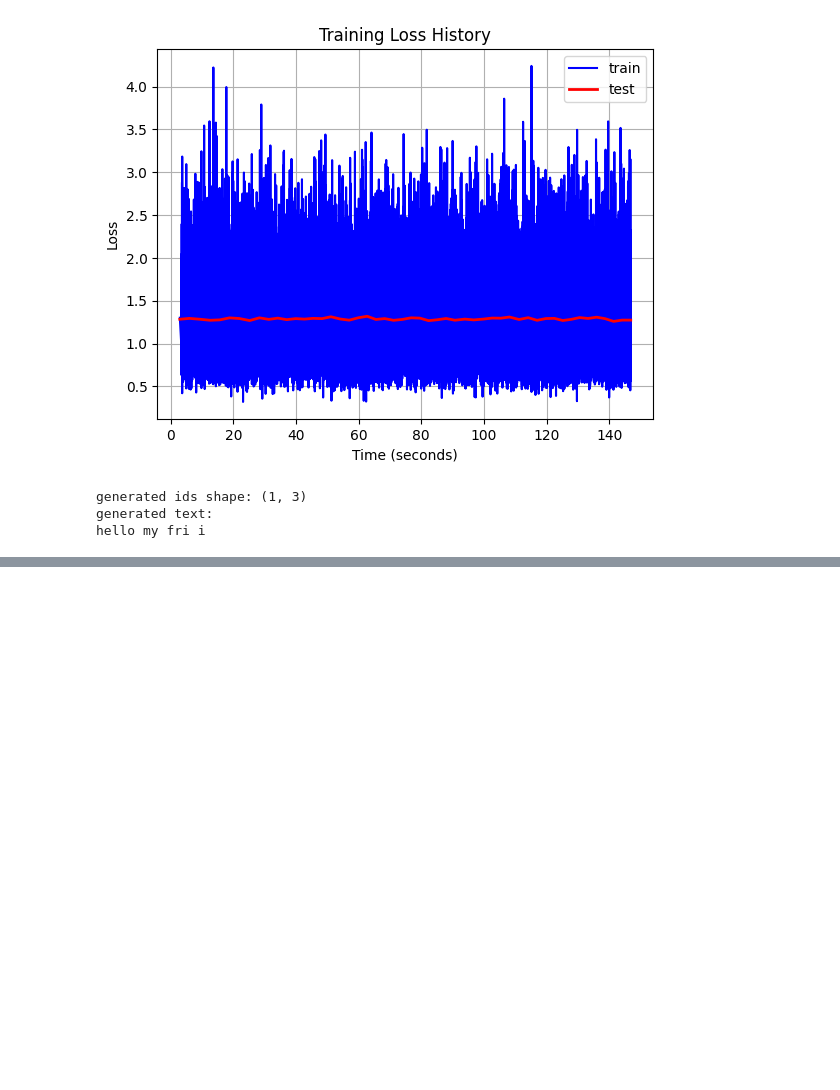
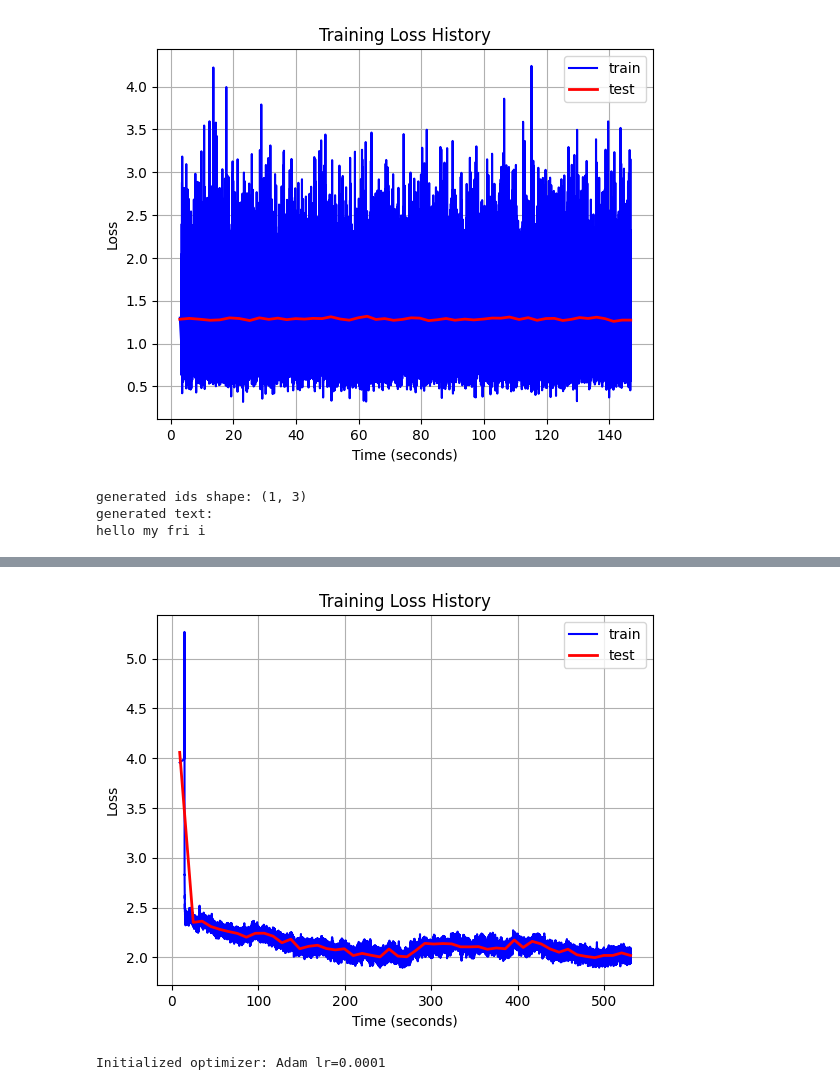
Before and after one commit to 54f3fy/Character-Prediction, a Jupyter notebook: transformer.ipynb, the cells around one changed output, grey strips where cells are left out. Saved outputs shown, nothing was run; the diff lists cells and outputs as text; code cells hidden in the pictures; blank space fills up the shorter version.

```diff
--- a/transformer.ipynb
+++ b/transformer.ipynb
@@ -167,7 +173,7 @@ def loss_and_metrics(logits, targets):
 # Optimization step:
 # %%
 # create an update function
-def train_step(params, opt_state, x, y, tx):
+def train_step(params, opt_state, x, y, tx, rng):
     """Single optimization step using optax optimizer.
 
     Args:
@@ -183,7 +189,7 @@ def train_step(params, opt_state, x, y, tx):
       metrics: dict of scalar metrics (loss, acc).
     """
     def loss_fn(params):
-        logits = model.apply({"params": params}, x)
+        logits = model.apply({"params": params}, x, train=True, rngs={"dropout": rng})
         loss, metrics = loss_and_metrics(logits, y)
         return loss, metrics
 
@@ -432,3 +494,20 @@ print(prompt + generated_text)
 generated ids shape: (1, 3)
 generated text:
 hello my fri i
+# %%
+# vocab size
+vocab_size= len(char_set)
+
+# internal model dimensions
+d_model=512
+
+# number of attention heads
+n_heads=8
+
+# number of Transformer layers
+n_layers=4
+
+# maximum sequence length
+max_len=256
+
+model, params = create_train_state(key, vocab_size, d_model, n_layers, n_heads, max_len)
@@ -434,0 +572,8 @@ hello my fri i
+# %%
+# define optax optimizer
+learning_rate = 0.01
+# Create Adam optimizer (Optax)
+tx = optax.adam(learning_rate=learning_rate)
+# Initialize optimizer state for current params
+opt_state = tx.init(params)
+print(f"Initialized optimizer: Adam lr={learning_rate}")
@@ -434,0 +640,28 @@ hello my fri i
+# %%
+# plot the loss history
+import matplotlib.pyplot as plt
+import os
+
+plt.plot(time_history, loss_history, '-', label='train', color="blue")
+plt.plot(time_test_history, loss_test_history, '-', label='test', lw=2, color="red")
+plt.xlabel("Time (seconds)")
+plt.ylabel("Loss")
+plt.legend(loc='upper right')
+plt.title("Training Loss History")
+plt.grid()
+
+folder = "plots"
+os.makedirs(folder, exist_ok=True)
+plt.savefig(os.path.join(folder, "loss_history3.png"))
+# %% [output]
+[figure, added]
+# %%
+# define optax optimizer
+learning_rate = 0.0001
+# Create Adam optimizer (Optax)
+tx = optax.adam(learning_rate=learning_rate)
+# Initialize optimizer state for current params
+opt_state = tx.init(params)
+print(f"Initialized optimizer: Adam lr={learning_rate}")
+# %% [output]
+Initialized optimizer: Adam lr=0.0001
```
Also changed, not shown: parts of 17 cells of this notebook, 8 other files.
